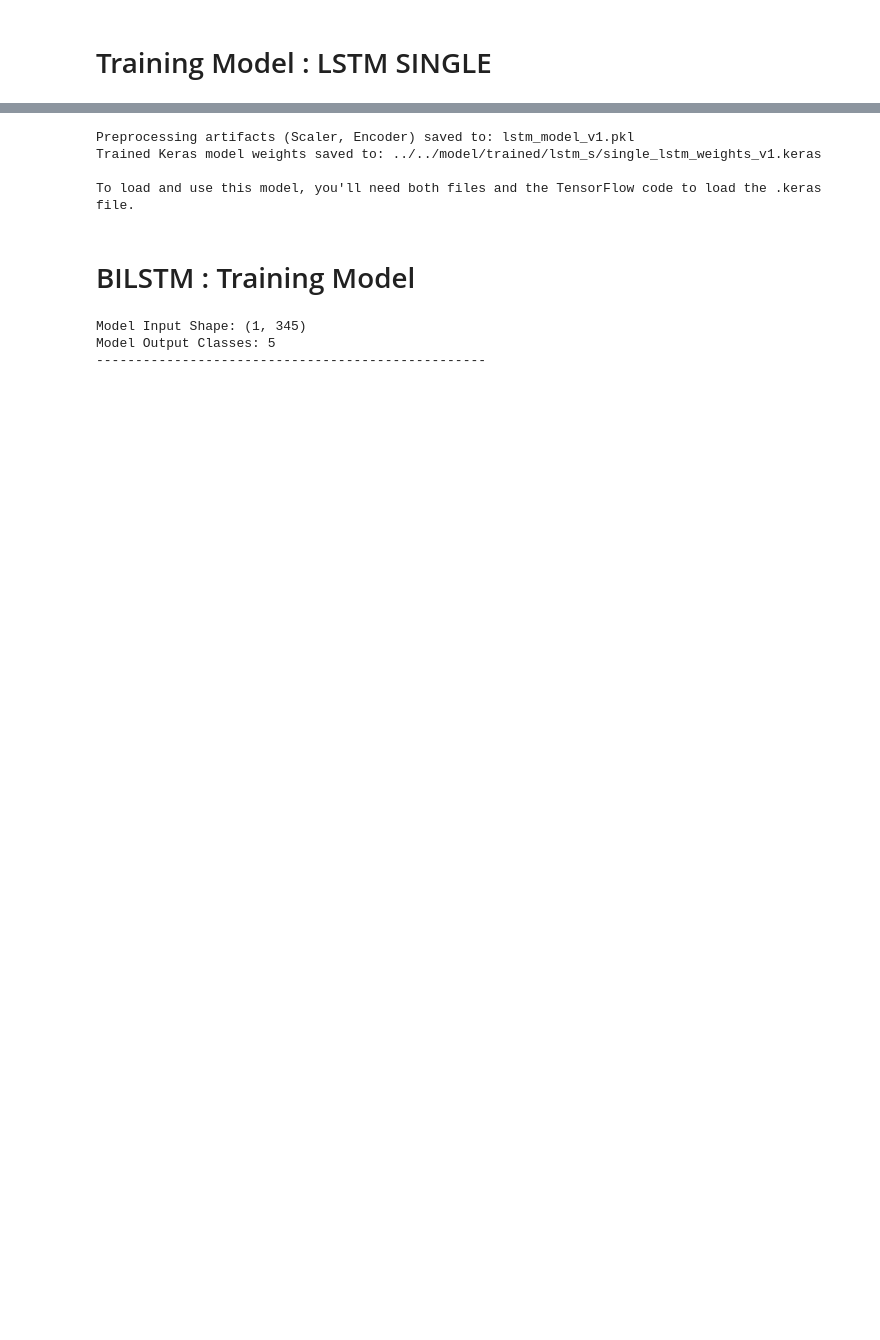
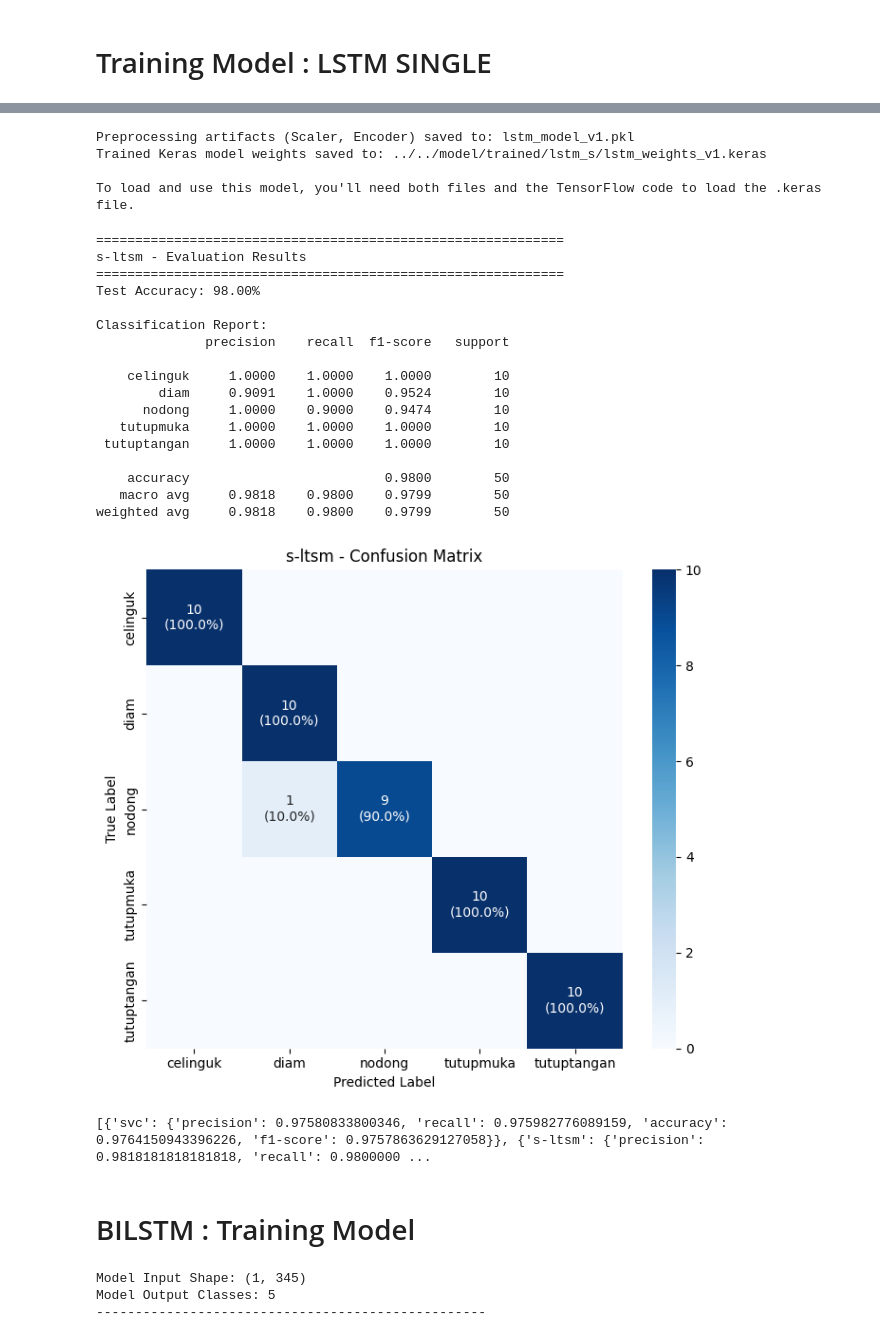
Before and after one commit to NawfalHadi/suspicious_detection, a Jupyter notebook: code/workflow/2_training.ipynb, the cells around one changed output, grey strips where cells are left out. Cells and saved outputs as stored; diff of their text form; code cells hidden in the pictures; blank space fills up the shorter version.

```diff
--- a/code/workflow/2_training.ipynb
+++ b/code/workflow/2_training.ipynb
@@ -131,7 +320,7 @@ checkpoint_cb = ModelCheckpoint(
 
 earlystop_cb = EarlyStopping(
     monitor='val_loss',
-    patience=10,
+    patience=100,
     restore_best_weights=True,
     mode='min',
     verbose=1
@@ -145,23 +334,23 @@ lstm_model.compile(
 
 print(f"\nModel Input Shape: {X_train.shape[1:]}")
 print(f"Model Output Classes: {N_CLASSES}")
-print("-" * 30)
+print("-" * 100)
 lstm_model.summary()
-print("-" * 30)
+print("-" * 100)
 
 # Training (using the split training data)
 print("Starting Model Training...")
 history_lstm = lstm_model.fit(
     X_train,
     y_train,
-    epochs=30,
+    epochs=100,
     batch_size=4,
     verbose=0,
     validation_split=0.2,
     callbacks=[checkpoint_cb, earlystop_cb]
 )
 print("Model Training Complete.")
-print("-" * 30)
+print("-" * 100)
 # %% [output]
 Model Input Shape: (1, 345)
 Model Output Classes: 5
@@ -202,7 +391,7 @@ Model Training Complete.
 # preprocessing objects.
 
 PICKLE_FILENAME = f'lstm_model_{VERSION}.pkl'
-KERAS_MODEL_FILENAME = f'../../model/trained/lstm_s/single_lstm_weights_{VERSION}.keras'
+KERAS_MODEL_FILENAME = f'../../model/trained/lstm_s/lstm_weights_{VERSION}.keras'
 
 # 8a. Save the Keras model in its native format
 lstm_model.save(KERAS_MODEL_FILENAME)
@@ -225,9 +414,34 @@ print(f"Trained Keras model weights saved to: {KERAS_MODEL_FILENAME}")
 print("\nTo load and use this model, you'll need both files and the TensorFlow code to load the .keras file.")
 # %% [output]
 Preprocessing artifacts (Scaler, Encoder) saved to: lstm_model_v1.pkl
-Trained Keras model weights saved to: ../../model/trained/lstm_s/single_lstm_weights_v1.keras
+Trained Keras model weights saved to: ../../model/trained/lstm_s/lstm_weights_v1.keras
 
 To load and use this model, you'll need both files and the TensorFlow code to load the .keras file.
+# %%
+evaluate_model(lstm_model, X_test, y_test, "s-ltsm")
+# %% [output]
+============================================================
+s-ltsm - Evaluation Results
+============================================================
+Test Accuracy: 98.00%
+
+Classification Report:
+              precision    recall  f1-score   support
+
+    celinguk     1.0000    1.0000    1.0000        10
+        diam     0.9091    1.0000    0.9524        10
+      nodong     1.0000    0.9000    0.9474        10
+   tutupmuka     1.0000    1.0000    1.0000        10
+ tutuptangan     1.0000    1.0000    1.0000        10
+
+    accuracy                         0.9800        50
+   macro avg     0.9818    0.9800    0.9799        50
+weighted avg     0.9818    0.9800    0.9799        50
+[figure, added]
+# %%
+print(metrics_list)
+# %% [output]
+[{'svc': {'precision': 0.97580833800346, 'recall': 0.975982776089159, 'accuracy': 0.9764150943396226, 'f1-score': 0.9757863629127058}}, {'s-ltsm': {'precision': 0.9818181818181818, 'recall': 0.9800000 ...
 # %% [markdown]
 # BILSTM : Training Model
 # %%
```
Also changed, not shown: parts of 17 cells of this notebook, 12 other files.
